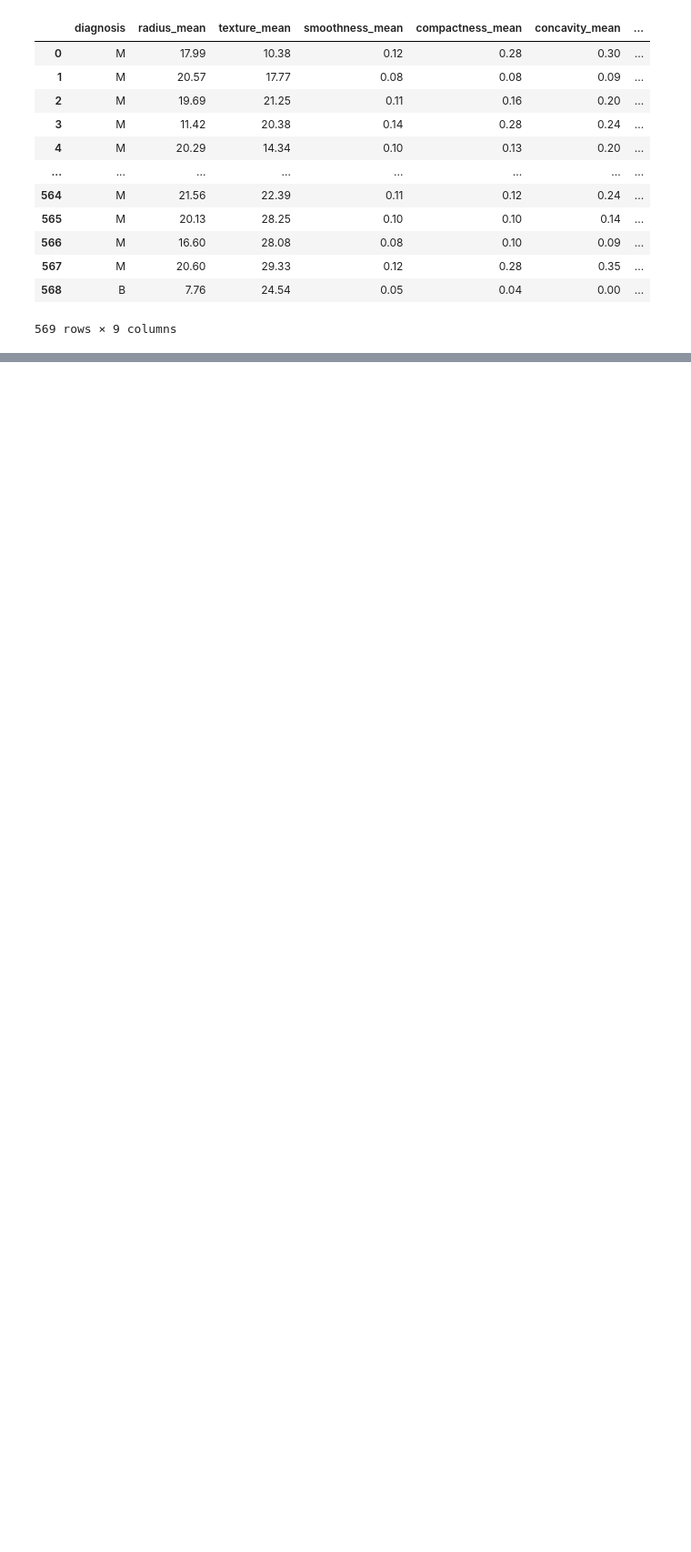
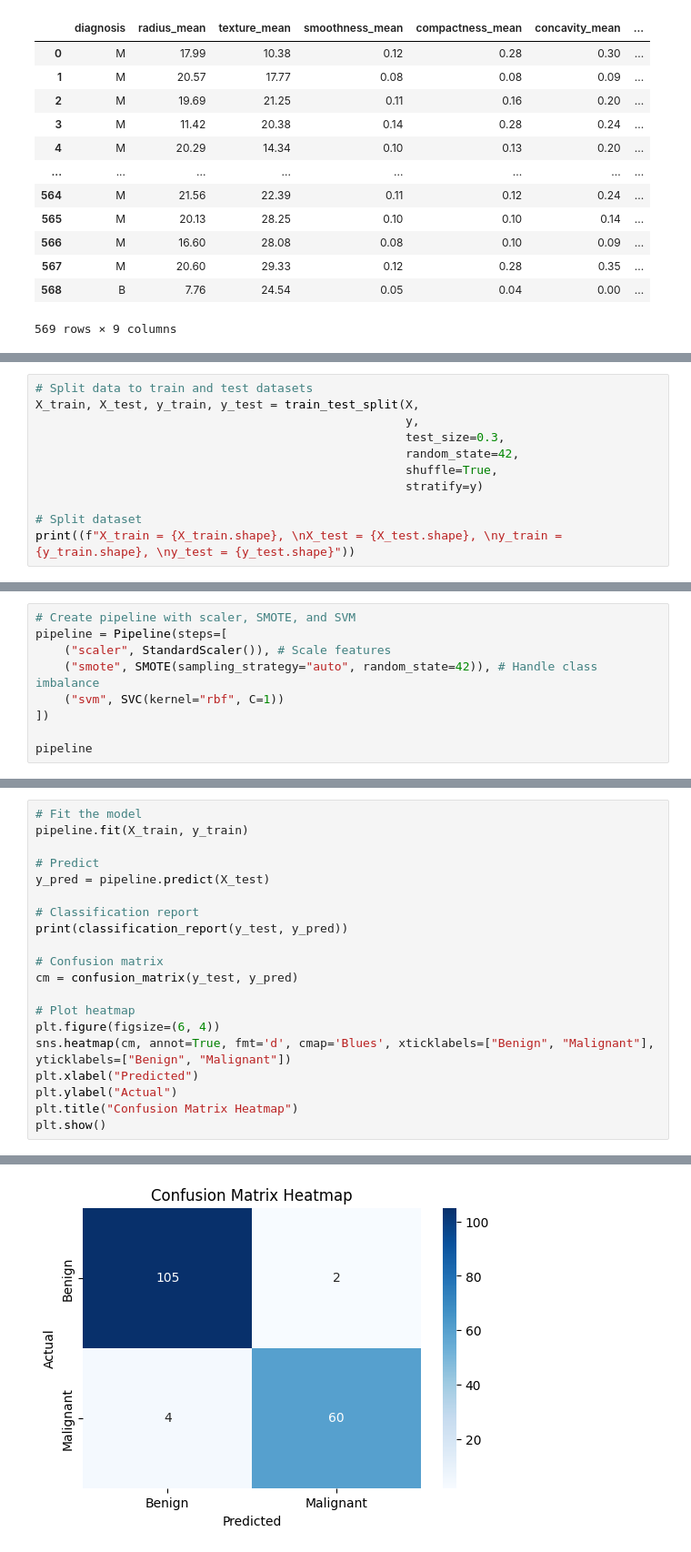
Before and after one commit to murithidenisgitobu/Breast-Cancer-Tumor-Classification-using-SVM, a Jupyter notebook: BREAST_CANCER.IPYNB, the cells around one changed output, grey strips where cells are left out. Shown at 91% size. Drawn from its saved outputs; the diff is of its cells as text; blank space fills up the shorter version.

Commit message:
SVM Model Trained and saved

```diff
--- a/BREAST_CANCER.IPYNB
+++ b/BREAST_CANCER.IPYNB
@@ -428,0 +465,11 @@ df_reduced
+# %%
+# Split data to train and test datasets
+X_train, X_test, y_train, y_test = train_test_split(X,
+                                                    y,
+                                                    test_size=0.3,
+                                                    random_state=42,
+                                                    shuffle=True,
+                                                    stratify=y)
+
+# Split dataset
+print((f"X_train = {X_train.shape}, \nX_test = {X_test.shape}, \ny_train = {y_train.shape}, \ny_test = {y_test.shape}"))
@@ -428,0 +481,9 @@ df_reduced
+# %%
+# Create pipeline with scaler, SMOTE, and SVM
+pipeline = Pipeline(steps=[
+    ("scaler", StandardScaler()), # Scale features
+    ("smote", SMOTE(sampling_strategy="auto", random_state=42)), # Handle class imbalance
+    ("svm", SVC(kernel="rbf", C=1))
+])
+
+pipeline
@@ -428,0 +493,21 @@ df_reduced
+# %%
+# Fit the model
+pipeline.fit(X_train, y_train)
+
+# Predict
+y_pred = pipeline.predict(X_test)
+
+# Classification report
+print(classification_report(y_test, y_pred))
+
+# Confusion matrix
+cm = confusion_matrix(y_test, y_pred)
+
+# Plot heatmap
+plt.figure(figsize=(6, 4))
+sns.heatmap(cm, annot=True, fmt='d', cmap='Blues', xticklabels=["Benign", "Malignant"], yticklabels=["Benign", "Malignant"])
+plt.xlabel("Predicted")
+plt.ylabel("Actual")
+plt.title("Confusion Matrix Heatmap")
+plt.show()
+# %% [output]
@@ -428,0 +522 @@ df_reduced
+[figure, added]
```
Also changed, not shown: parts of 12 cells of this notebook, 1 other file.
